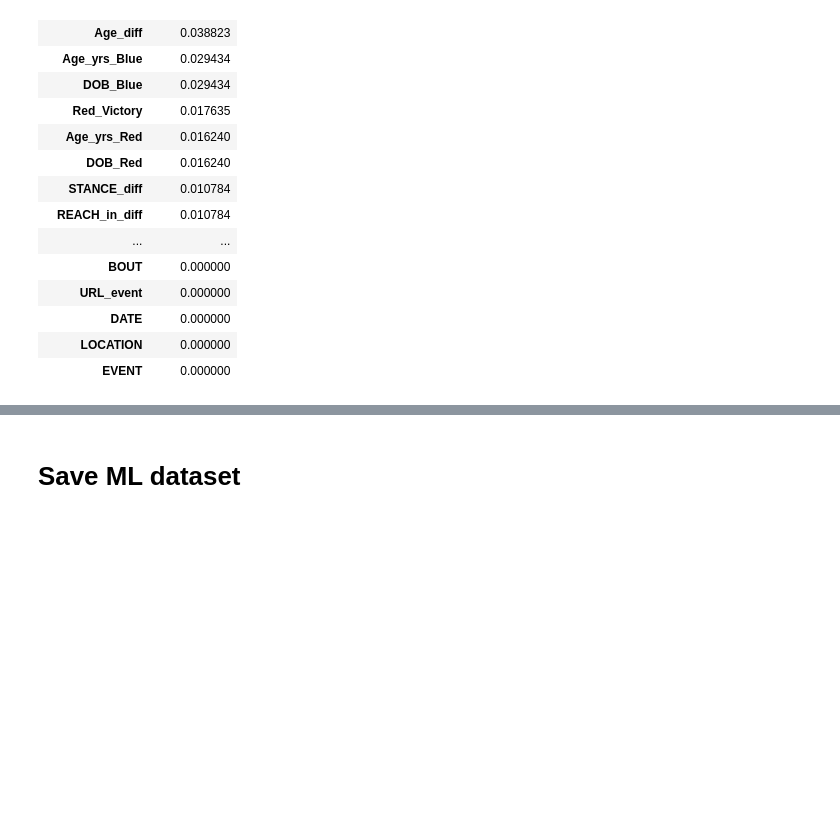
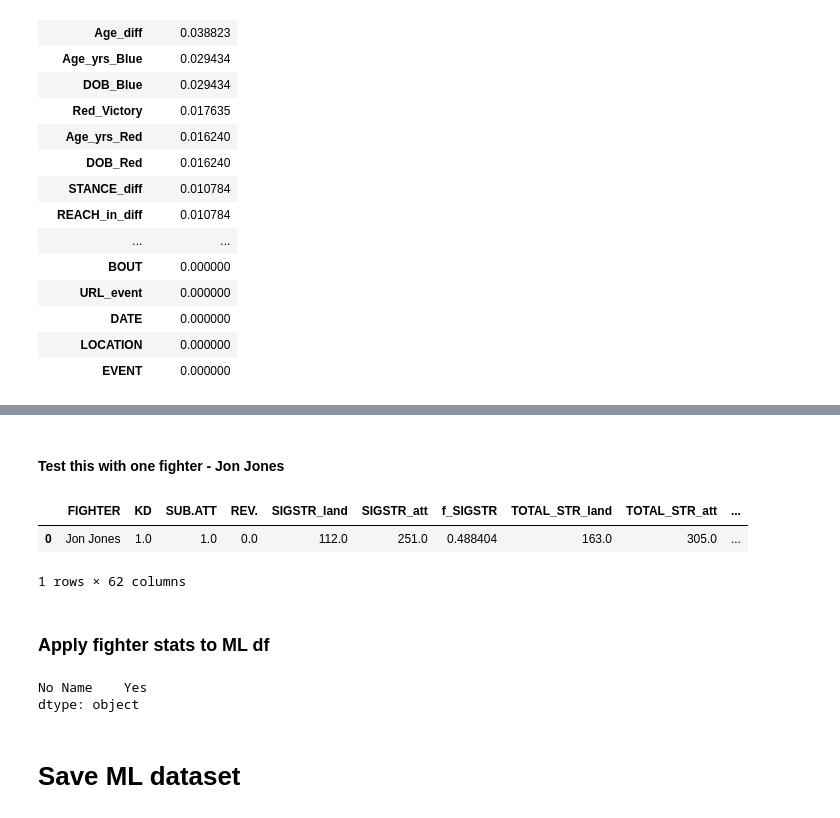
Before and after one commit to jawneller/ufc_analysis, a Jupyter notebook: clean_feature_engineer.ipynb, the cells around one changed output, grey strips where cells are left out. Drawn from its saved outputs; the diff is of its cells as text; code cells hidden in the pictures; blank space fills up the shorter version.

Commit message:
applied fighter stats to ML dataset features

```diff
--- a/clean_feature_engineer.ipynb
+++ b/clean_feature_engineer.ipynb
@@ -217,9 +209,9 @@ def add_cols_from_stat_text(df: pd.DataFrame, stat_col: str) -> pd.DataFrame:
     return df
 # %%
 # Create derived cols from stat text for all fields of that form
-x_of_y_cols = ['SIG.STR.', 'TOTAL STR.', 'TD', 'HEAD', 'BODY', 'LEG', 'DISTANCE', 'CLINCH', 'GROUND']
+stat_cols_text_form = ['SIG.STR.', 'TOTAL STR.', 'TD', 'BODY', 'BODY', 'LEG', 'DISTANCE', 'CLINCH', 'GROUND']
 
-for col in x_of_y_cols:
+for col in stat_cols_text_form:
     df_fight_stats = add_cols_from_stat_text(df_fight_stats, col)
 # %%
 # Confirm for one type of stat text field
@@ -230,6 +222,6 @@ df_fight_stats[df_fight_stats.columns[df_fight_stats.columns.str.contains(r'SIG'
 # %%
-# Drop the
-df_fight_stats.drop(columns=x_of_y_cols, inplace=True)
+# Drop the original columns
+df_fight_stats.drop(columns=stat_cols_text_form, inplace=True)
 # %% [markdown]
 ### Control time to seconds
 # %%
@@ -261,11 +253,12 @@ df_fight_stats['CTRL_sec'] = df_fight_stats['CTRL'].apply(get_seconds)
 # %%
 df_fight_stats = pd.merge(
     df_fight_stats,
-    df_event_details[['EVENT', 'DATE']],
+    df_event_details[['EVENT', 'EVENT_DATE']],
     on='EVENT',
     how='left',
     indicator=True
 )
+df_fight_stats.drop(columns='_merge', inplace=True)
 # %% [markdown]
 # Create `df_fight_all` - Append Event info to Fight Results
 This is only because we will want the event date to use for feature calculation later, and this only lives in the event details table
@@ -730,4 +711,0 @@ df_fighter[df_fighter['FIGHTER'].str.contains('McGregor')]
-# %%
-fighter = 'Conor McGregor'
-
-df_fight_stats[df_fight_stats['FIGHTER'] == fighter]
@@ -751,0 +775,20 @@ df_fight_stats[df_fight_stats['FIGHTER'] == fighter]
+# %% [markdown]
+#### Test this with one fighter - Jon Jones
+# %%
+# Summary of Jon Jones' fights up to the Matt Hammill fight
+
+fighter = 'Jon Jones'
+date = pd.to_datetime('2009-08-30')
+
+summarize_fighter_stats(
+    df_fight_stats,
+    fighter,
+    date,
+    grouper='FIGHTER'
+)
+# %% [output]
+|  | FIGHTER | KD | SUB.ATT | REV. | SIGSTR_land | SIGSTR_att | f_SIGSTR | TOTAL_STR_land | TOTAL_STR_att | ... |
+| 0 | Jon Jones | 1.0 | 1.0 | 0.0 | 112.0 | 251.0 | 0.488404 | 163.0 | 305.0 | ... |
+1 rows × 62 columns
+# %% [markdown]
+### Apply fighter stats to ML df
@@ -752,3 +846,8 @@ df_fight_stats[df_fight_stats['FIGHTER'] == fighter]
+# %%
+pd.Series({'No Name': 'Yes'})
+# %% [output]
+No Name    Yes
+dtype: object
 # %% [markdown]
 # Save ML dataset
 # %%
```
Also changed, not shown: parts of 16 cells of this notebook.
